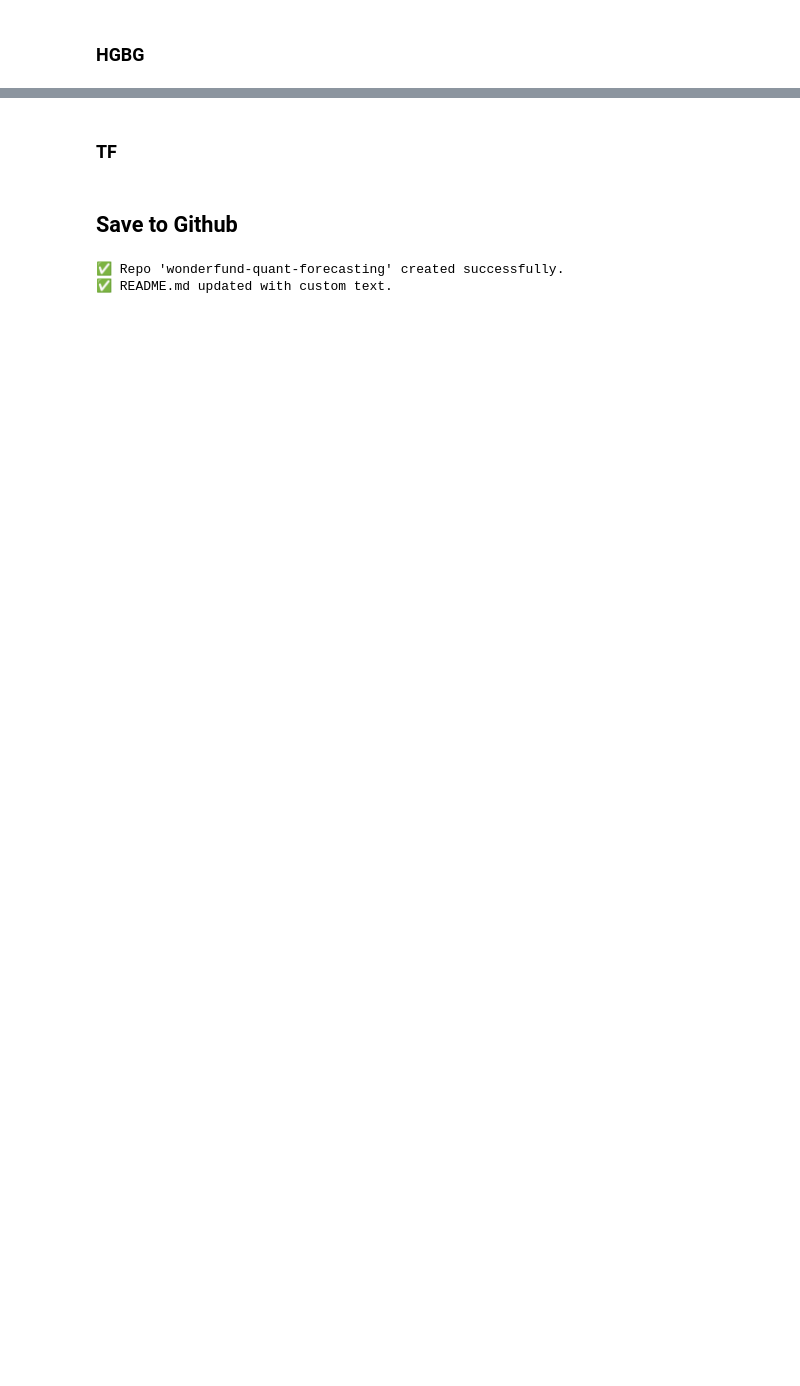
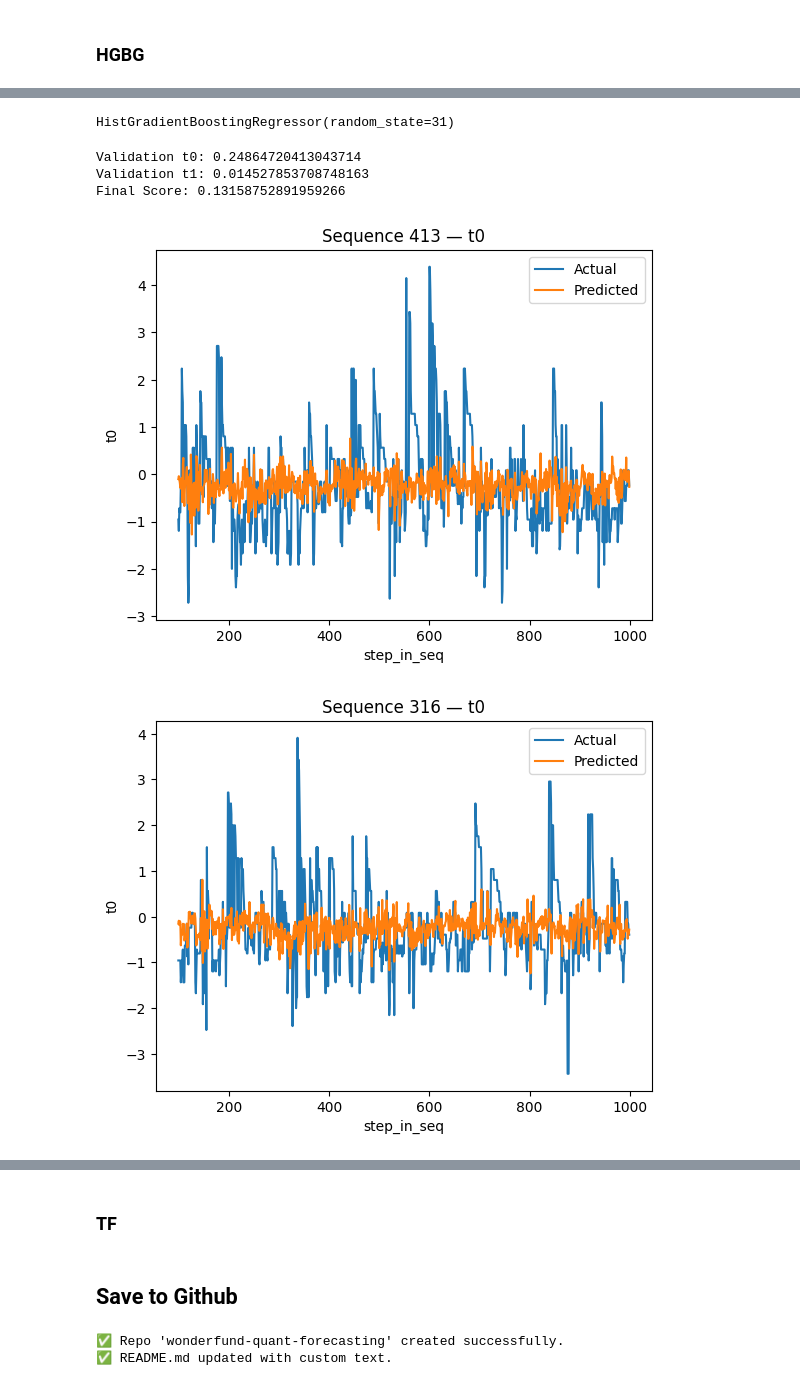
Before and after one commit to abishpius/wonderfund-quant-forecasting, a Jupyter notebook: WunderFundForecasting_Challenge.ipynb, the cells around one changed output, grey strips where cells are left out. Cells and saved outputs as stored; diff of their text form; code cells hidden in the pictures; blank space fills up the shorter version.

Commit message:
Added baseline HGBG model

```diff
--- a/WunderFundForecasting_Challenge.ipynb
+++ b/WunderFundForecasting_Challenge.ipynb
@@ -450,0 +442,71 @@ Validation final score: 0.7760179281849886
+# %%
+model_t0 = HistGradientBoostingRegressor(
+    # max_iter=300,
+    # learning_rate=0.05,
+    # max_depth=6,
+    random_state=31
+)
+
+model_t1 = HistGradientBoostingRegressor(
+    # max_iter=300,
+    # learning_rate=0.05,
+    # max_depth=6,
+    random_state=31
+)
+
+model_t0.fit(X_train, y0_train)
+model_t1.fit(X_train, y1_train)
+# %% [output]
+HistGradientBoostingRegressor(random_state=31)
+# %%
+pred_t0 = model_t0.predict(X_valid)
+pred_t1 = model_t1.predict(X_valid)
+# %%
+score_t0 = weighted_pearson(y0_valid.values, pred_t0)
+score_t1 = weighted_pearson(y1_valid.values, pred_t1)
+
+final_score = (score_t0 + score_t1) / 2
+
+print("Validation t0:", score_t0)
+print("Validation t1:", score_t1)
+print("Final Score:", final_score)
+# %% [output]
+Validation t0: 0.24864720413043714
+Validation t1: 0.014527853708748163
+Final Score: 0.13158752891959266
+# %%
+def plot_sample_sequences(df, target="t0", n_sequences=3, seed=42):
+    np.random.seed(seed)
+
+    unique_seqs = df["seq_ix"].unique()
+    sampled = np.random.choice(unique_seqs,
+                               size=min(n_sequences, len(unique_seqs)),
+                               replace=False)
+
+    for seq in sampled:
+        seq_df = df[df["seq_ix"] == seq].sort_values("step_in_seq")
+
+        plt.figure()
+        plt.plot(seq_df["step_in_seq"],
+                 seq_df[target],
+                 label="Actual")
+
+        plt.plot(seq_df["step_in_seq"],
+                 seq_df[f"pred_{target}"],
+                 label="Predicted")
+
+        plt.title(f"Sequence {seq} — {target}")
+        plt.xlabel("step_in_seq")
+        plt.ylabel(target)
+        plt.legend()
+        plt.show()
+
+
+valid_eval = test[test["step_in_seq"] >= 99].copy()
+valid_eval["pred_t0"] = pred_t0
+valid_eval["pred_t1"] = pred_t1
+plot_sample_sequences(valid_eval, target="t0", n_sequences=5)
+plot_sample_sequences(valid_eval, target="t1", n_sequences=5)
+# %% [output]
+[figure, added]
+[figure, added]
```
Also changed, not shown: parts of 10 cells of this notebook.
